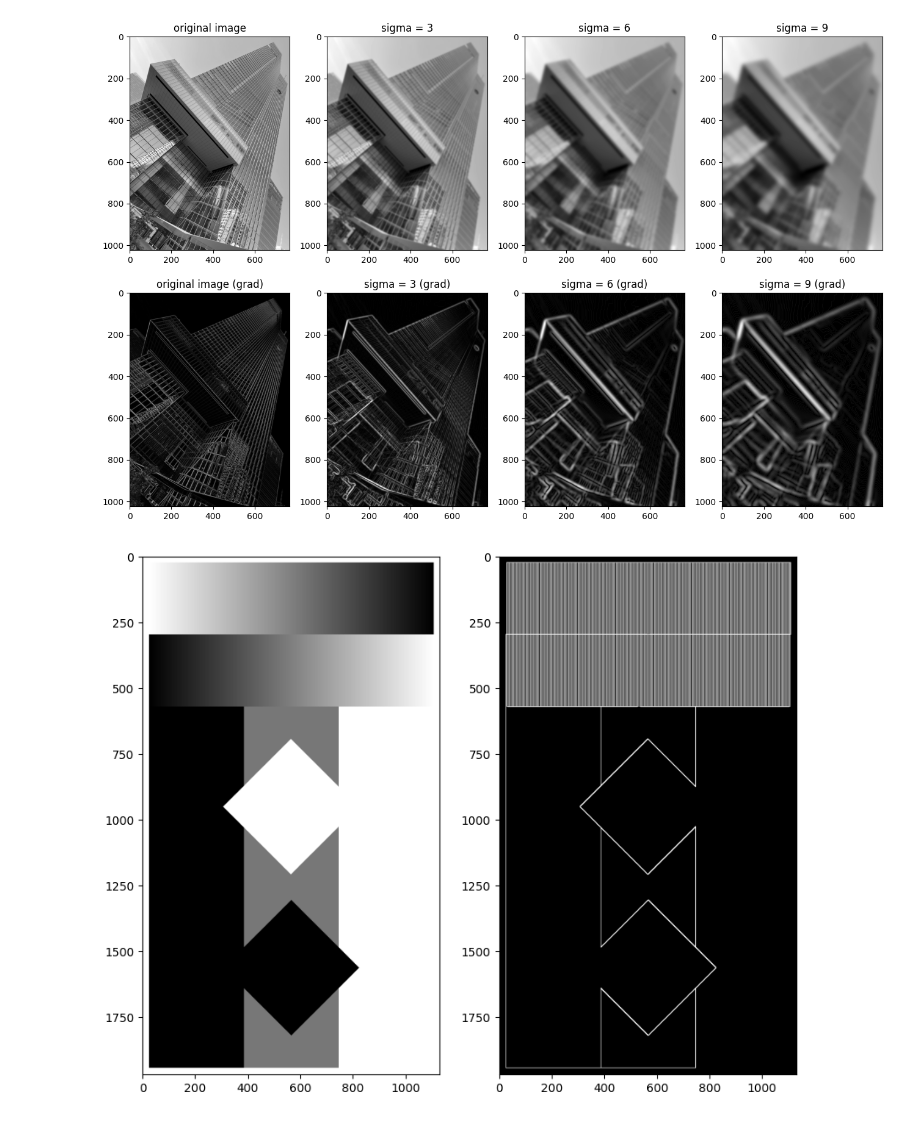
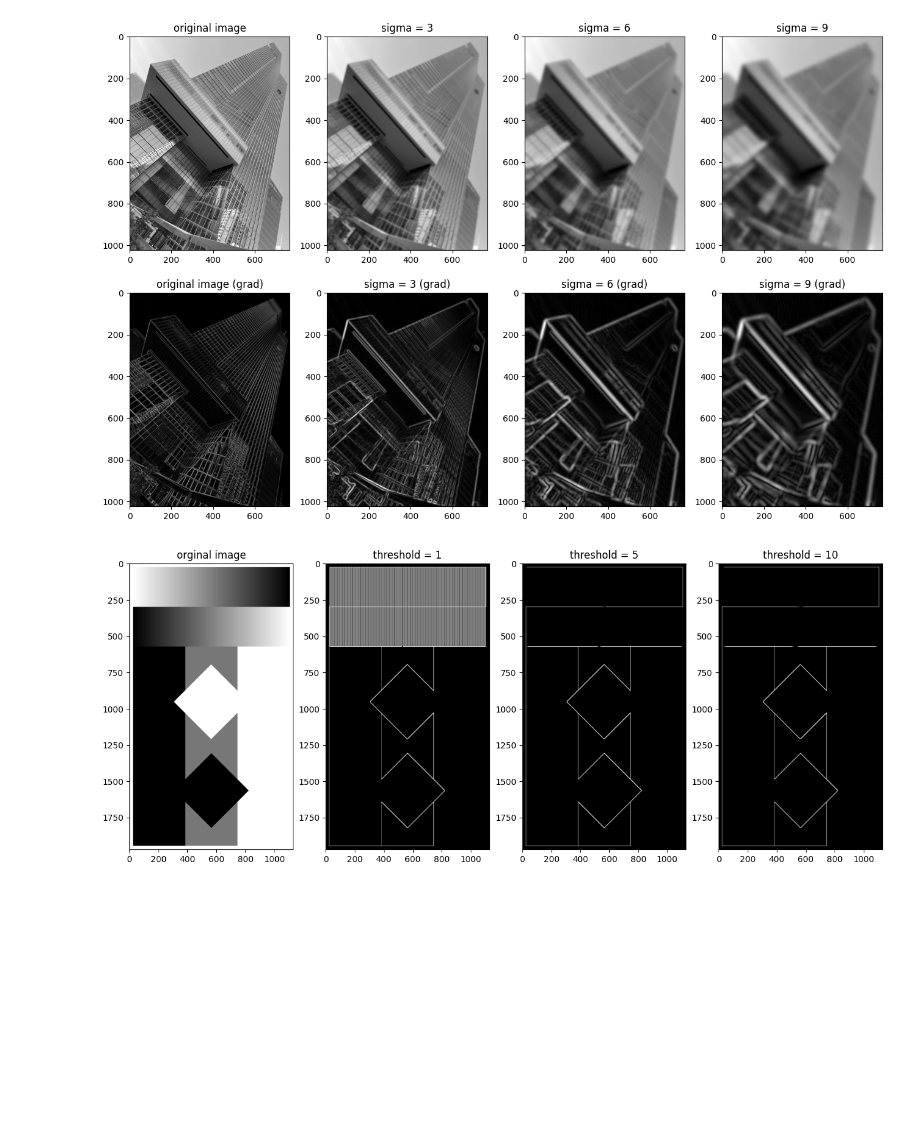
Before and after one commit to NEMUKE63/pcv_note, a Jupyter notebook: chap1/pcv_01_exrcise.ipynb, the cells around one changed output. Saved outputs shown, nothing was run; the diff lists cells and outputs as text; code cells hidden in the pictures; blank space fills up the shorter version.

Commit message:
changed ex04 to be able to try multi thresholds

```diff
--- a/chap1/pcv_01_exrcise.ipynb
+++ b/chap1/pcv_01_exrcise.ipynb
@@ -11,7 +11,7 @@ gaussian_coef = 3
 gaussed_img_num = 4
 
 # read image to array
-img_original = array(Image.open('data/ex01_sample_ver01.jpg').convert('L'))
+img_original = array(Image.open("data/ex01_sample_ver01.jpg").convert('L'))
 
 # create new figure
 figure(figsize=(gaussed_img_num*4,10))
@@ -20,7 +20,7 @@ figure(figsize=(gaussed_img_num*4,10))
 gray()
 
 # plot gaussian images & gradiented gaussian images
-for i in range(4):
+for i in range(gaussed_img_num):
 
     ## plot gaussian images(upper raw)
     subplot(2, gaussed_img_num, i+1)
@@ -29,7 +29,7 @@ for i in range(4):
     if i == 0: # original image (gaussian = 0)
         title("original image")
     else: # gaussian images
-        title('sigma = ' + str(gaussian_coef*i))
+        title("sigma = " + str(gaussian_coef*i))
 
     # apply gaussian filter
     img_gaussian = filters.gaussian_filter(img_original, gaussian_coef*i)
@@ -42,7 +42,7 @@ for i in range(4):
     if i == 0: # original image (gaussian = 0)
         title("original image (grad)")
     else: # gaussian images
-        title('sigma = ' + str(gaussian_coef*i) + " (grad)")
+        title("sigma = " + str(gaussian_coef*i) + " (grad)")
 
     # calculate gradient(x, y and both)
     img_grad_x = zeros(img_gaussian.shape)
@@ -59,7 +59,7 @@ show()
 # %% [output]
 [figure]
 # %%
-## Exercise 02
+## Exercise 04
 from numpy import *
 from numpy import random
 from scipy.ndimage import filters
@@ -77,40 +77,43 @@ def findOutline(input_img, thresholds):
     img_grad_xy = sqrt(img_grad_x**2 + img_grad_y**2)
 
     # initialize arrays to assign outline image
     img_outline = zeros(input_img.shape)
 
     # extract outline having gradient that is over thresholds.
     img_outline[img_grad_xy >= thresholds]=1
 
     # normalize outline image
     img_outline = uint8(img_outline)
 
     return img_outline
 
 
-# declare coefficients
-gaussian_coef = 3
-gaussed_img_num = 4
+# declare thtresholds
+thresholds_arr = [1, 5, 10]
+th_img_num = len(thresholds_arr)
 
 # read image to array
-img_original = array(Image.open('data/ex04_sample_ver01.png').convert('L'))
+img_original = array(Image.open("data/ex04_sample_ver01.png").convert('L'))
 
 # create new fig
-figure(figsize=(10,8))
+figure(figsize=((th_img_num+1)*4,10))
 
 # don't use color
 gray()
 
 # plot original image
-subplot(1, 2, 1)
+subplot(1, th_img_num+1, 1)
 imshow(img_original)
+title("orginal image")
 
 # plot outline image
-img_outline = findOutline(img_original, 0.1)
-subplot(1, 2, 2)
-imshow(img_outline)
+for i in range(th_img_num):
+    img_outline = findOutline(img_original, thresholds_arr[i])
+    subplot(1, th_img_num+1, i+2)
+    imshow(img_outline)
+    title("threshold = " + str(thresholds_arr[i]))
 
 # show all figs
 show()
 # %% [output]
-[figure, old version]
+[figure, new version]
```
Also changed, not shown: 1 other file.
